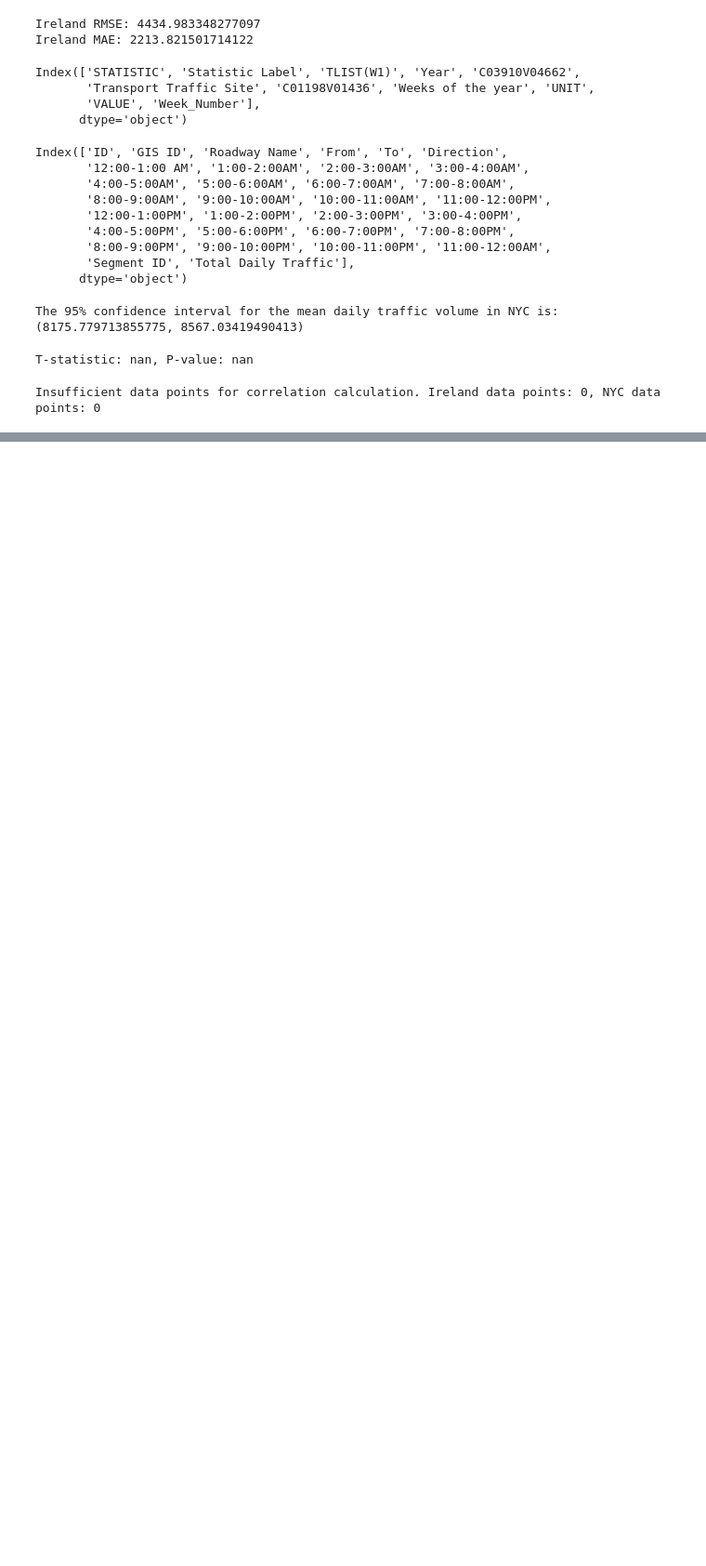
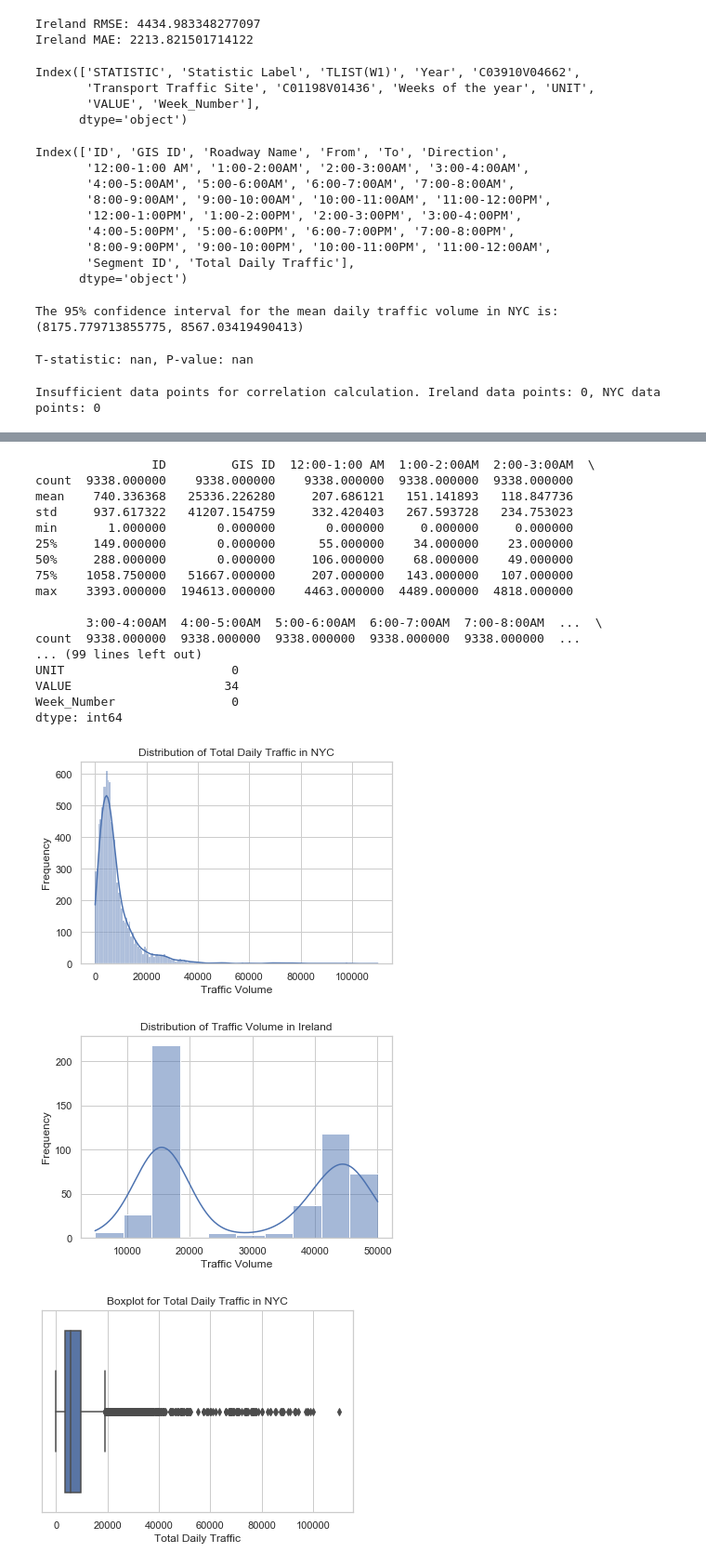
Before and after one commit to WhoisClean/ireland_transport, a Jupyter notebook: transport_ireland.ipynb, the cells around one changed output, grey strips where cells are left out. Shown at 93% size. Drawn from its saved outputs; the diff is of its cells as text; code cells hidden in the pictures; blank space fills up the shorter version.

```diff
--- a/transport_ireland.ipynb
+++ b/transport_ireland.ipynb
@@ -737,0 +665,59 @@ ValueError: A given column is not a column of the dataframe
+# %%
+import pandas as pd
+import matplotlib.pyplot as plt
+import seaborn as sns
+
+# Load your data
+nyc_data = combined_nyc_traffic
+ireland_data = ireland_transport_data
+
+# Describe the datasets
+print(nyc_data.describe())
+print(ireland_data.describe())
+
+# Check for missing values
+print(nyc_data.isnull().sum())
+print(ireland_data.isnull().sum())
+
+# Visualize the distribution of key metrics
+sns.histplot(nyc_data['Total Daily Traffic'], kde=True)
+plt.title('Distribution of Total Daily Traffic in NYC')
+plt.xlabel('Traffic Volume')
+plt.ylabel('Frequency')
+plt.show()
+
+sns.histplot(ireland_data['VALUE'], kde=True)
+plt.title('Distribution of Traffic Volume in Ireland')
+plt.xlabel('Traffic Volume')
+plt.ylabel('Frequency')
+plt.show()
+
+# Boxplot to identify outliers
+sns.boxplot(x=nyc_data['Total Daily Traffic'])
+plt.title('Boxplot for Total Daily Traffic in NYC')
+plt.show()
+
+sns.boxplot(x=ireland_data['VALUE'])
+plt.title('Boxplot for Traffic Volume in Ireland')
+plt.show()
+# %% [output]
+                ID         GIS ID  12:00-1:00 AM  1:00-2:00AM  2:00-3:00AM  \
+count  9338.000000    9338.000000    9338.000000  9338.000000  9338.000000
+mean    740.336368   25336.226280     207.686121   151.141893   118.847736
+std     937.617322   41207.154759     332.420403   267.593728   234.753023
+min       1.000000       0.000000       0.000000     0.000000     0.000000
+25%     149.000000       0.000000      55.000000    34.000000    23.000000
+50%     288.000000       0.000000     106.000000    68.000000    49.000000
+75%    1058.750000   51667.000000     207.000000   143.000000   107.000000
+max    3393.000000  194613.000000    4463.000000  4489.000000  4818.000000
+
+       3:00-4:00AM  4:00-5:00AM  5:00-6:00AM  6:00-7:00AM  7:00-8:00AM  ...  \
+count  9338.000000  9338.000000  9338.000000  9338.000000  9338.000000  ...
+... (99 lines left out)
+UNIT                       0
+VALUE                     34
+Week_Number                0
+dtype: int64
+[figure, added]
+[figure, added]
+[figure, added]
```
Also changed, not shown: parts of 4 cells of this notebook.
